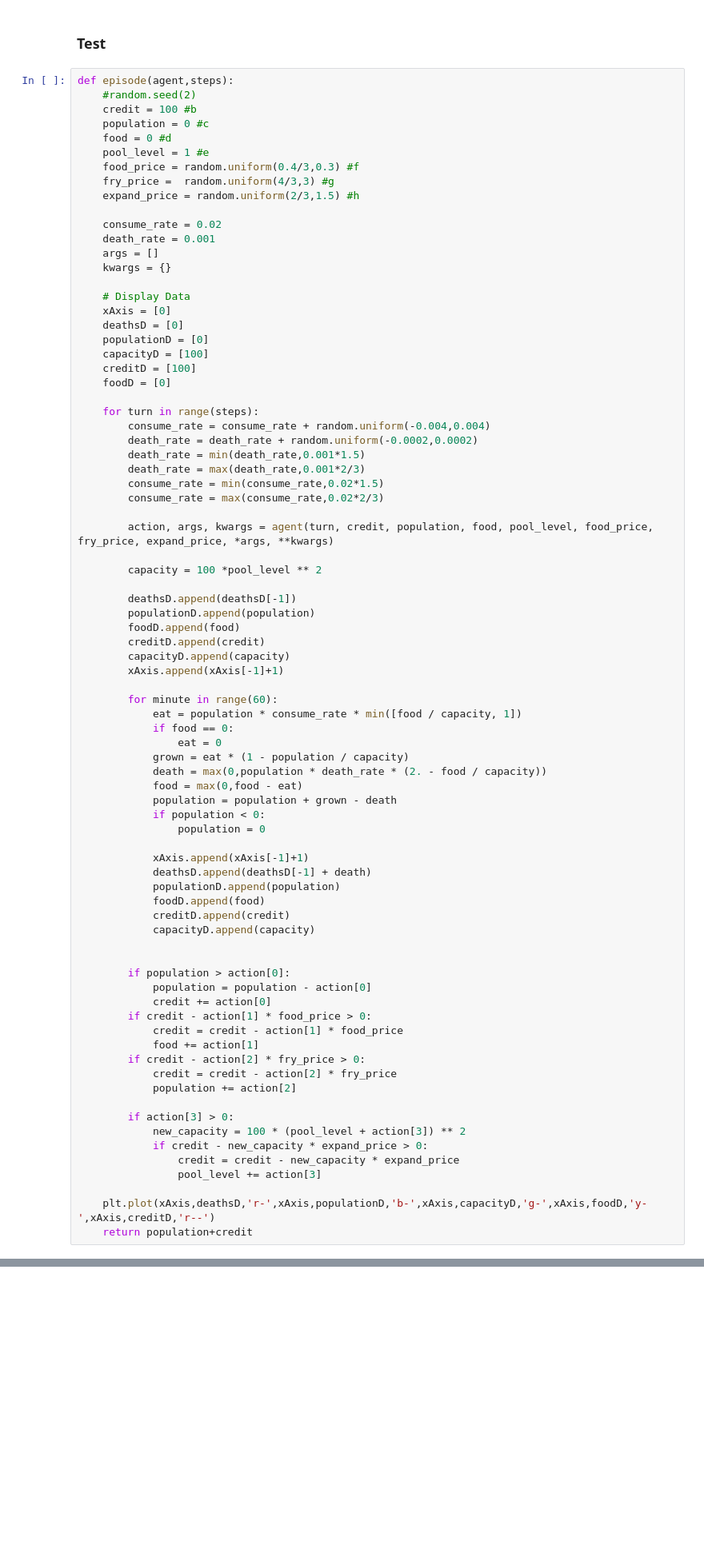
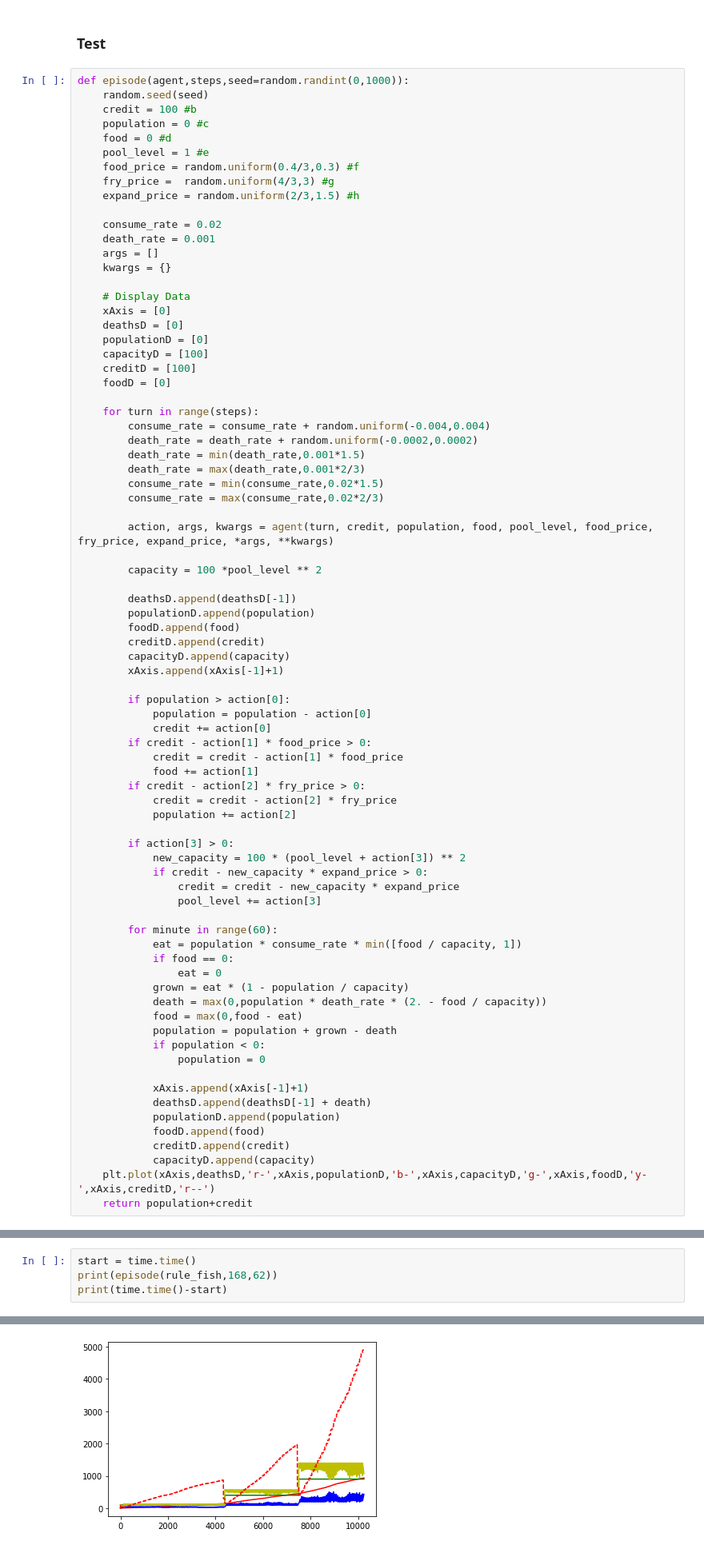
Before and after one commit to Houwang123/fish, a Jupyter notebook: fish.ipynb, the cells around one changed output, grey strips where cells are left out. Shown at 80% size. Cells and saved outputs as stored; diff of their text form; blank space fills up the shorter version.

Commit message:
Rule bot

```diff
--- a/fish.ipynb
+++ b/fish.ipynb
@@ -40,8 +93,8 @@ def fish(a,b,c,d,e,f,g,h,*args,**kwargs):
 # %% [markdown]
 ### Test
 # %%
-def episode(agent,steps):
-    #random.seed(2)
+def episode(agent,steps,seed=random.randint(0,1000)):
+    random.seed(seed)
     credit = 100 #b
     population = 0 #c
     food = 0 #d
@@ -82,6 +135,22 @@ def episode(agent,steps):
         capacityD.append(capacity)
         xAxis.append(xAxis[-1]+1)
 
+        if population > action[0]:
+            population = population - action[0]
+            credit += action[0]
+        if credit - action[1] * food_price > 0:
+            credit = credit - action[1] * food_price
+            food += action[1]
+        if credit - action[2] * fry_price > 0:
+            credit = credit - action[2] * fry_price
+            population += action[2]
+
+        if action[3] > 0:
+            new_capacity = 100 * (pool_level + action[3]) ** 2
+            if credit - new_capacity * expand_price > 0:
+                credit = credit - new_capacity * expand_price
+                pool_level += action[3]
+
         for minute in range(60):
             eat = population * consume_rate * min([food / capacity, 1])
             if food == 0:
@@ -99,23 +168,5 @@ def episode(agent,steps):
             foodD.append(food)
             creditD.append(credit)
             capacityD.append(capacity)
-
-
-        if population > action[0]:
-            population = population - action[0]
-            credit += action[0]
-        if credit - action[1] * food_price > 0:
-            credit = credit - action[1] * food_price
-            food += action[1]
-        if credit - action[2] * fry_price > 0:
-            credit = credit - action[2] * fry_price
-            population += action[2]
-
-        if action[3] > 0:
-            new_capacity = 100 * (pool_level + action[3]) ** 2
-            if credit - new_capacity * expand_price > 0:
-                credit = credit - new_capacity * expand_price
-                pool_level += action[3]
-
     plt.plot(xAxis,deathsD,'r-',xAxis,populationD,'b-',xAxis,capacityD,'g-',xAxis,foodD,'y-',xAxis,creditD,'r--')
     return population+credit
@@ -126,0 +173,5 @@ print(episode(sample_fish,168))
+# %%
+start = time.time()
+print(episode(rule_fish,168,62))
+print(time.time()-start)
+# %% [output]
@@ -126,0 +180 @@ print(episode(sample_fish,168))
+[figure, added]
```
Also changed, not shown: parts of 8 cells of this notebook, 4 other files.
